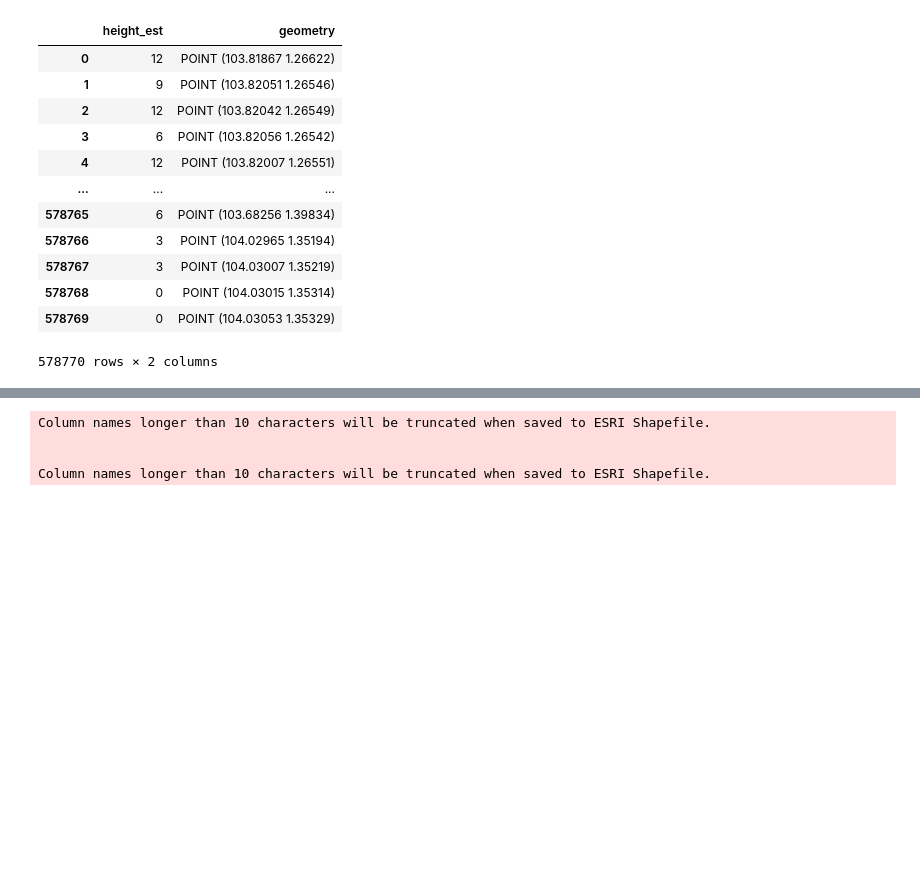
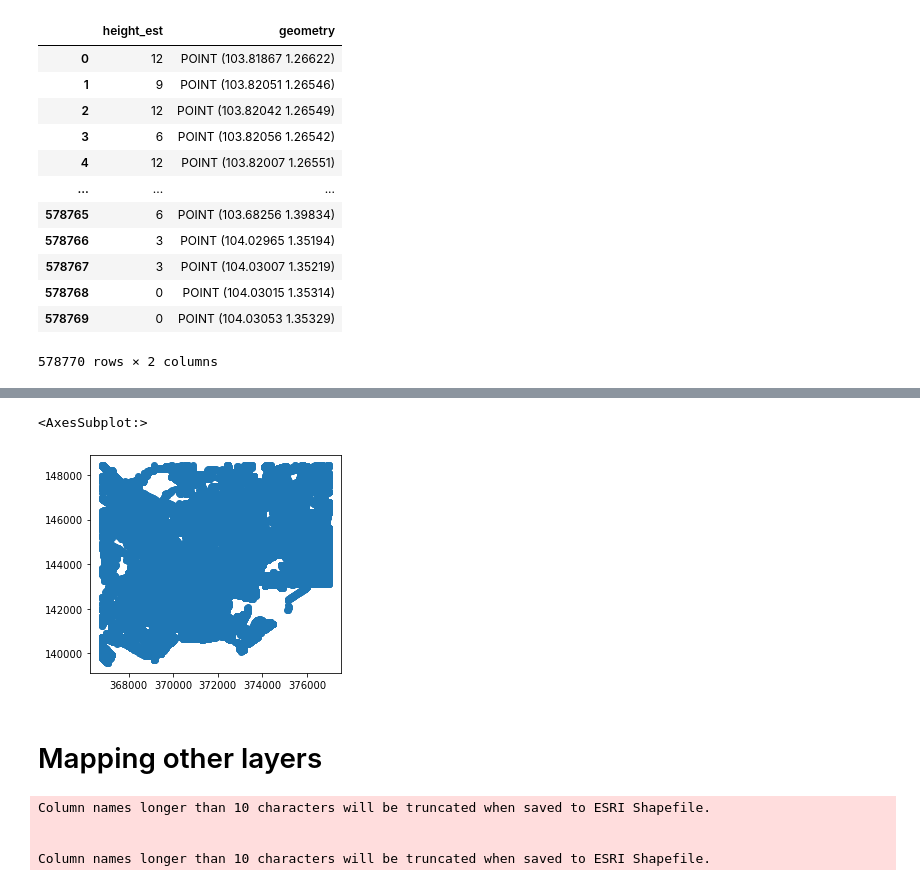
Before and after one commit to kelu124/SMARTCITIES-HACK-2021, a Jupyter notebook: src/OSMnx tests _ Part 2.ipynb, the cells around one changed output, grey strips where cells are left out. Saved outputs shown, nothing was run; the diff lists cells and outputs as text; code cells hidden in the pictures; blank space fills up the shorter version.

Commit message:
Adding simple trees and working on the graph

```diff
--- a/src/OSMnx tests _ Part 2.ipynb
+++ b/src/OSMnx tests _ Part 2.ipynb
@@ -32,0 +55,3 @@ SLC
+# %%
+xmin, ymin, xmax, ymax = SLC.total_bounds
+xmin, ymin, xmax, ymax
@@ -51,3 +80,7 @@ tdf
 | 578768 | 0 | POINT (104.03015 1.35314) |
 | 578769 | 0 | POINT (104.03053 1.35329) |
 578770 rows × 2 columns
+# %%
+tdf_simple = tdf.cx[xmin:xmax, ymin:ymax]
+tdf_simple.to_file("../data/trees/trees_small.geojson")
+tdf_simple
@@ -53,0 +101,5 @@ tdf
+# %%
+ox.project_gdf(tdf_simple).plot()
+# %% [output]
+<AxesSubplot:>
+[figure, added]
@@ -54,3 +108,5 @@ tdf
+# %% [markdown]
+# Mapping other layers
 # %%
 # Opening park facilities
 
```
Also changed, not shown: parts of 7 cells of this notebook, 5 other files.
